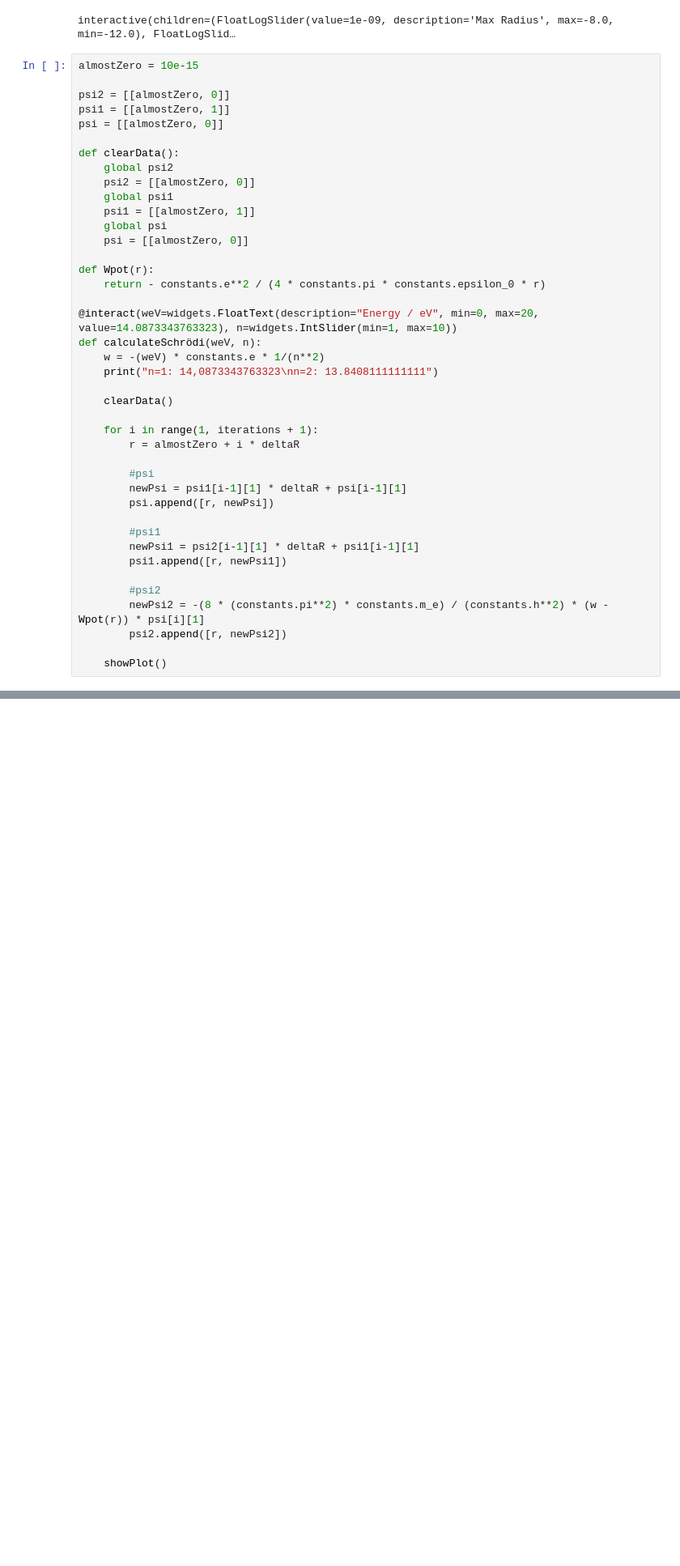
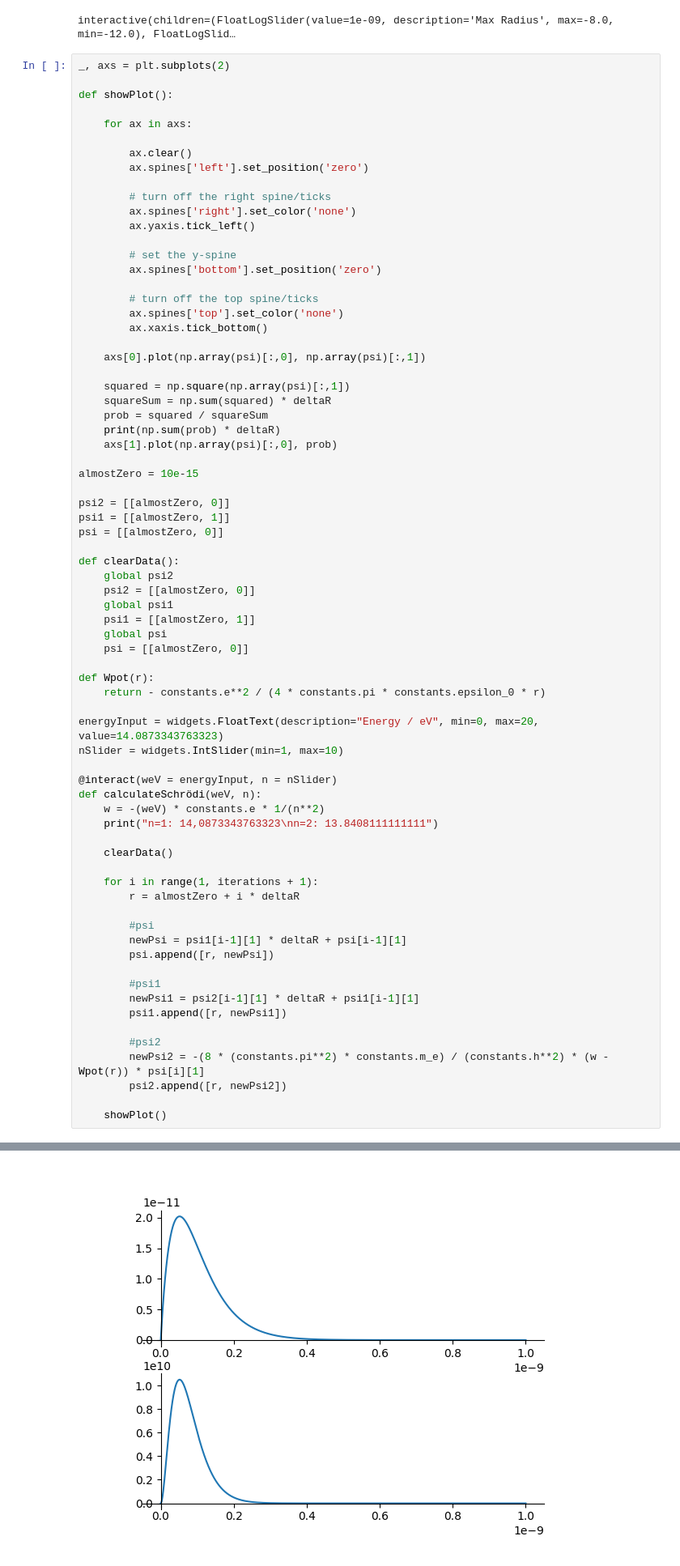
Before and after one commit to Mr-Pine/Jupyter-notebooks, a Jupyter notebook: Schrödi.ipynb, the cells around one changed output, grey strips where cells are left out. Shown at 81% size. Saved outputs shown, nothing was run; the diff lists cells and outputs as text; blank space fills up the shorter version.

```diff
--- a/Schrödi.ipynb
+++ b/Schrödi.ipynb
@@ -48,6 +21,34 @@ def setIterations(radius, radiusStep):
 # %% [output]
 interactive(children=(FloatLogSlider(value=1e-09, description='Max Radius', max=-8.0, min=-12.0), FloatLogSlid…
 # %%
+_, axs = plt.subplots(2)
+
+def showPlot():
+
+    for ax in axs:
+
+        ax.clear()
+        ax.spines['left'].set_position('zero')
+
+        # turn off the right spine/ticks
+        ax.spines['right'].set_color('none')
+        ax.yaxis.tick_left()
+
+        # set the y-spine
+        ax.spines['bottom'].set_position('zero')
+
+        # turn off the top spine/ticks
+        ax.spines['top'].set_color('none')
+        ax.xaxis.tick_bottom()
+
+    axs[0].plot(np.array(psi)[:,0], np.array(psi)[:,1])
+
+    squared = np.square(np.array(psi)[:,1])
+    squareSum = np.sum(squared) * deltaR
+    prob = squared / squareSum
+    print(np.sum(prob) * deltaR)
+    axs[1].plot(np.array(psi)[:,0], prob)
+
 almostZero = 10e-15
 
 psi2 = [[almostZero, 0]]
@@ -62,31 +63,35 @@ def clearData():
     global psi
     psi = [[almostZero, 0]]
 
 def Wpot(r):
     return - constants.e**2 / (4 * constants.pi * constants.epsilon_0 * r)
 
-@interact(weV=widgets.FloatText(description="Energy / eV", min=0, max=20, value=14.0873343763323), n=widgets.IntSlider(min=1, max=10))
+energyInput = widgets.FloatText(description="Energy / eV", min=0, max=20, value=14.0873343763323)
+nSlider = widgets.IntSlider(min=1, max=10)
+
+@interact(weV = energyInput, n = nSlider)
 def calculateSchrödi(weV, n):
     w = -(weV) * constants.e * 1/(n**2)
     print("n=1: 14,0873343763323\nn=2: 13.8408111111111")
 
     clearData()
 
     for i in range(1, iterations + 1):
         r = almostZero + i * deltaR
 
         #psi
         newPsi = psi1[i-1][1] * deltaR + psi[i-1][1]
         psi.append([r, newPsi])
 
         #psi1
         newPsi1 = psi2[i-1][1] * deltaR + psi1[i-1][1]
         psi1.append([r, newPsi1])
 
         #psi2
         newPsi2 = -(8 * (constants.pi**2) * constants.m_e) / (constants.h**2) * (w - Wpot(r)) * psi[i][1]
         psi2.append([r, newPsi2])
 
     showPlot()
 # %% [output]
 interactive(children=(FloatText(value=14.0873343763323, description='Energy / eV'), IntSlider(value=1, descrip…
+[figure, added]
```
Also changed, not shown: parts of 3 cells of this notebook.
